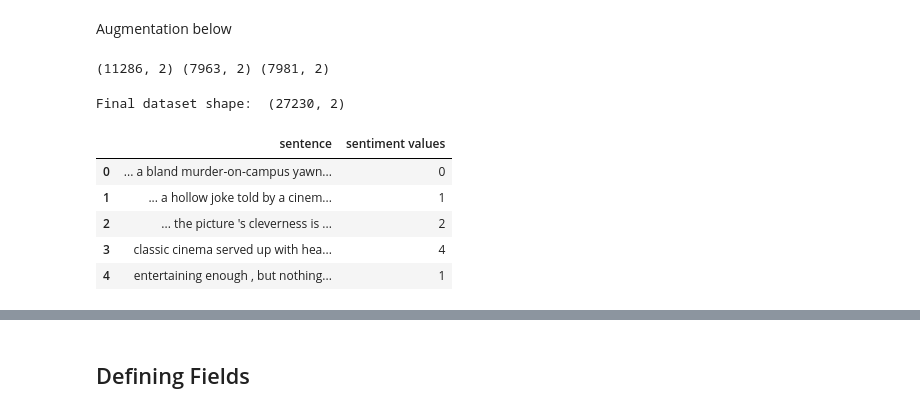
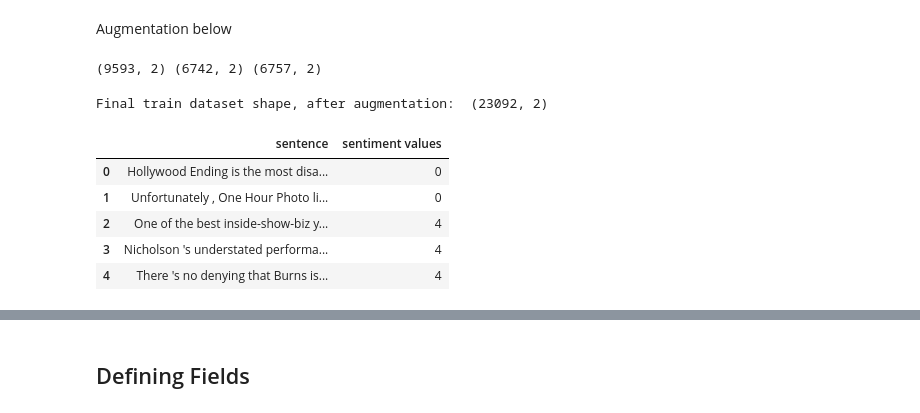
Before and after one commit to prathibha07/NLP_END, a Jupyter notebook: Session7/Sentiment_Analysis_using_LSTM_RNN.ipynb, the cells around one changed output, grey strips where cells are left out. Cells and saved outputs as stored; diff of their text form; code cells hidden in the pictures.

```diff
--- a/Session7/Sentiment_Analysis_using_LSTM_RNN.ipynb
+++ b/Session7/Sentiment_Analysis_using_LSTM_RNN.ipynb
@@ -91,0 +94,5 @@ Name: sentiment values, dtype: int64
+# %%
+from sklearn.model_selection import train_test_split
+
+train_df, valid_df = train_test_split(dataset, test_size=0.15, random_state=SEED, stratify=dataset['sentiment values'])
+valid_df.reset_index(inplace=True)
@@ -131,24 +159,24 @@ def augment(augment_fn, df, p=0.3):
 
     return pd.DataFrame(list(zip(sentences_after_augment, sentiments)), columns = ['sentence', 'sentiment values'])
 # %%
-random_del_dataset = augment(random_deletion, dataset)
-random_swap_dataset = augment(random_swap, dataset)
+random_del_dataset = augment(random_deletion, train_df)
+random_swap_dataset = augment(random_swap, train_df)
 # %%
-print(dataset.shape, random_del_dataset.shape, random_swap_dataset.shape)
+print(train_df.shape, random_del_dataset.shape, random_swap_dataset.shape)
 # %% [output]
-(11286, 2) (7963, 2) (7981, 2)
+(9593, 2) (6742, 2) (6757, 2)
 # %%
-dataset = dataset.append(random_del_dataset, ignore_index=True)
-dataset = dataset.append(random_swap_dataset, ignore_index=True)
-print("Final dataset shape: ", dataset.shape)
+train_df = train_df.append(random_del_dataset, ignore_index=True)
+train_df = train_df.append(random_swap_dataset, ignore_index=True)
+print("Final train dataset shape, after augmentation: ", train_df.shape)
 # %% [output]
-Final dataset shape:  (27230, 2)
+Final train dataset shape, after augmentation:  (23092, 2)
 # %%
-dataset.head()
+train_df.head()
 # %% [output]
 |  | sentence | sentiment values |
-| 0 | ... a bland murder-on-campus yawn... | 0 |
-| 1 | ... a hollow joke told by a cinem... | 1 |
-| 2 | ... the picture 's cleverness is ... | 2 |
-| 3 | classic cinema served up with hea... | 4 |
-| 4 | entertaining enough , but nothing... | 1 |
+| 0 | Hollywood Ending is the most disa... | 0 |
+| 1 | Unfortunately , One Hour Photo li... | 0 |
+| 2 | One of the best inside-show-biz y... | 4 |
+| 3 | Nicholson 's understated performa... | 4 |
+| 4 | There 's no denying that Burns is... | 4 |
```
Also changed, not shown: parts of 16 cells of this notebook.
